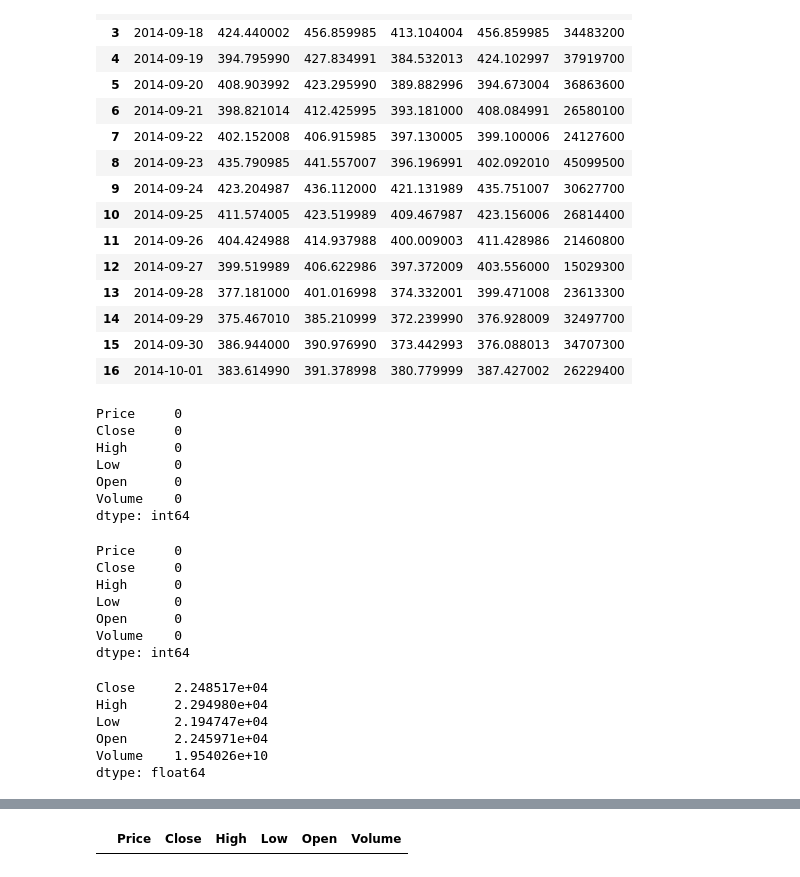
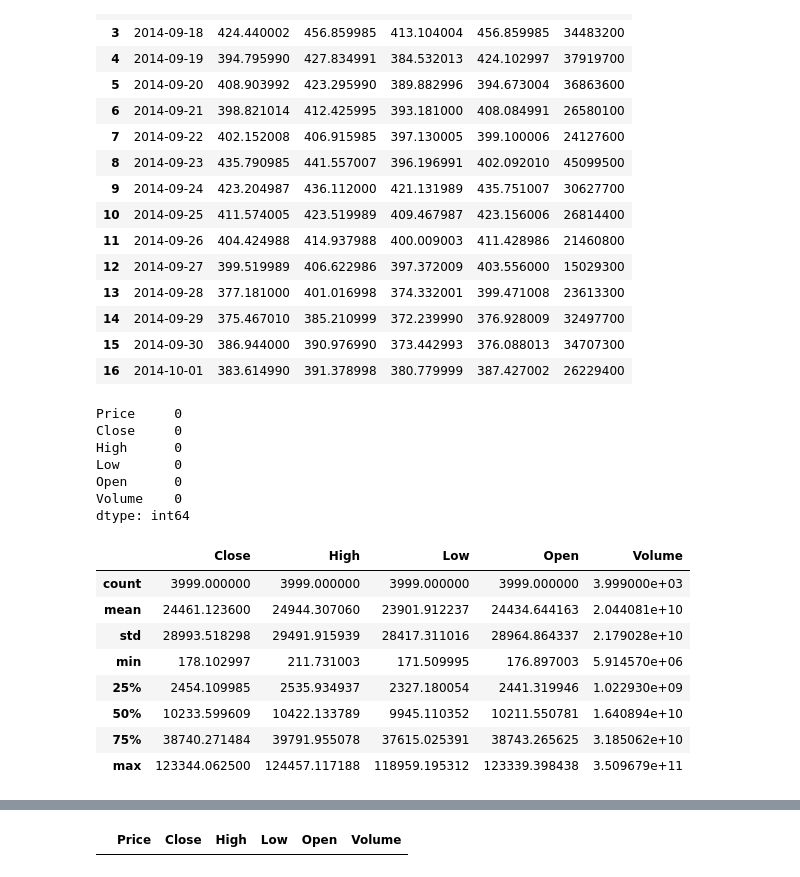
Before and after one commit to gusdiaso/crypto_predict, a Jupyter notebook: bitcoin.ipynb, the cells around one changed output, grey strips where cells are left out. Saved outputs shown, nothing was run; the diff lists cells and outputs as text; code cells hidden in the pictures.

```diff
--- a/bitcoin.ipynb
+++ b/bitcoin.ipynb
@@ -63,16 +68,6 @@ bitcoin.head(15)
 | 14 | 2014-09-29 | 375.467010 | 385.210999 | 372.239990 | 376.928009 | 32497700 |
 | 15 | 2014-09-30 | 386.944000 | 390.976990 | 373.442993 | 376.088013 | 34707300 |
 | 16 | 2014-10-01 | 383.614990 | 391.378998 | 380.779999 | 387.427002 | 26229400 |
-# %%
-bitcoin.isnull().sum()
-# %% [output]
-Price     0
-Close     0
-High      0
-Low       0
-Open      0
-Volume    0
-dtype: int64
 # %%
 bitcoin.isna().sum()
 # %% [output]
@@ -84,15 +79,17 @@ Open      0
 Volume    0
 dtype: int64
 # %%
-# Calculando a media para todos os atributos
-bitcoin.mean(numeric_only=True)
+bitcoin.describe()
 # %% [output]
-Close     2.248517e+04
-High      2.294980e+04
-Low       2.194747e+04
-Open      2.245971e+04
-Volume    1.954026e+10
-dtype: float64
+|  | Close | High | Low | Open | Volume |
+| count | 3999.000000 | 3999.000000 | 3999.000000 | 3999.000000 | 3.999000e+03 |
+| mean | 24461.123600 | 24944.307060 | 23901.912237 | 24434.644163 | 2.044081e+10 |
+| std | 28993.518298 | 29491.915939 | 28417.311016 | 28964.864337 | 2.179028e+10 |
+| min | 178.102997 | 211.731003 | 171.509995 | 176.897003 | 5.914570e+06 |
+| 25% | 2454.109985 | 2535.934937 | 2327.180054 | 2441.319946 | 1.022930e+09 |
+| 50% | 10233.599609 | 10422.133789 | 9945.110352 | 10211.550781 | 1.640894e+10 |
+| 75% | 38740.271484 | 39791.955078 | 37615.025391 | 38743.265625 | 3.185062e+10 |
+| max | 123344.062500 | 124457.117188 | 118959.195312 | 123339.398438 | 3.509679e+11 |
 # %%
 # Calculando a mediana para todos os atributos
 bitcoin.median(numeric_only=True)
```
Also changed, not shown: parts of 11 cells of this notebook, 5 other files.
